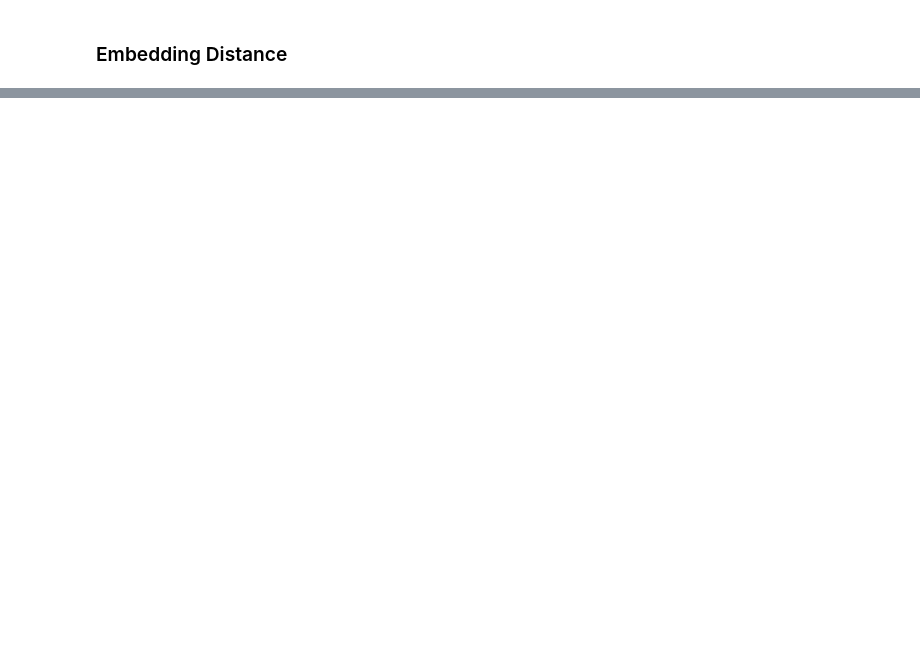
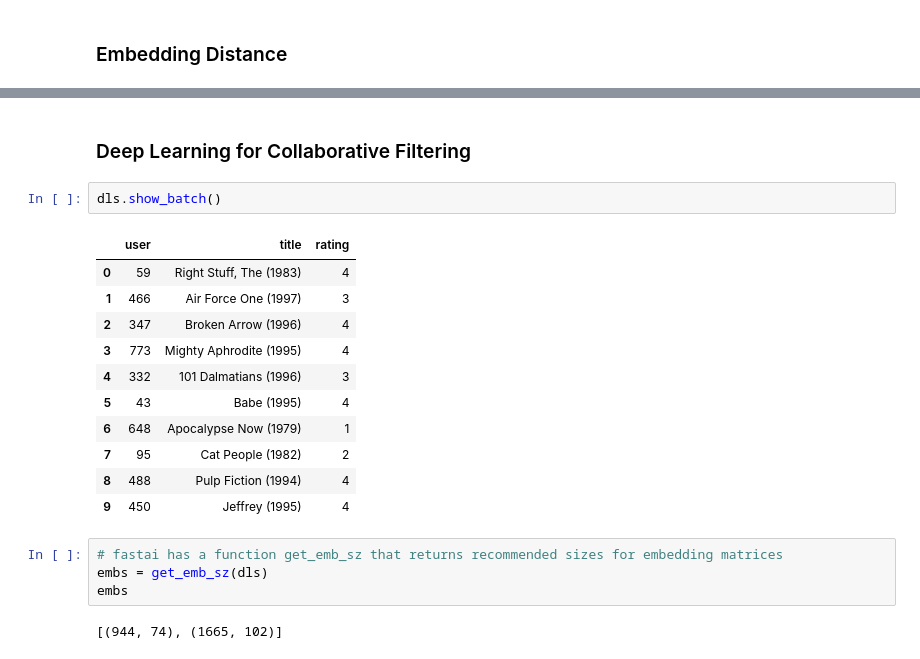
Before and after one commit to PawanKumar18/Movie-Recommendation-using-Collaborative-Filtering, a Jupyter notebook: movie-recommendation-using-collaborative-filtering.ipynb, the cells around one changed output, grey strips where cells are left out. Cells and saved outputs as stored; diff of their text form; blank space fills up the shorter version.

```diff
--- a/movie-recommendation-using-collaborative-filtering.ipynb
+++ b/movie-recommendation-using-collaborative-filtering.ipynb
@@ -375,0 +376,22 @@ dls.classes['title'][idx]
+# %% [markdown]
+### Deep Learning for Collaborative Filtering
+# %%
+dls.show_batch()
+# %% [output]
+|  | user | title | rating |
+| 0 | 59 | Right Stuff, The (1983) | 4 |
+| 1 | 466 | Air Force One (1997) | 3 |
+| 2 | 347 | Broken Arrow (1996) | 4 |
+| 3 | 773 | Mighty Aphrodite (1995) | 4 |
+| 4 | 332 | 101 Dalmatians (1996) | 3 |
+| 5 | 43 | Babe (1995) | 4 |
+| 6 | 648 | Apocalypse Now (1979) | 1 |
+| 7 | 95 | Cat People (1982) | 2 |
+| 8 | 488 | Pulp Fiction (1994) | 4 |
+| 9 | 450 | Jeffrey (1995) | 4 |
+# %%
+# fastai has a function get_emb_sz that returns recommended sizes for embedding matrices
+embs = get_emb_sz(dls)
+embs
+# %% [output]
+[(944, 74), (1665, 102)]
```
Also changed, not shown: parts of 18 cells of this notebook.
